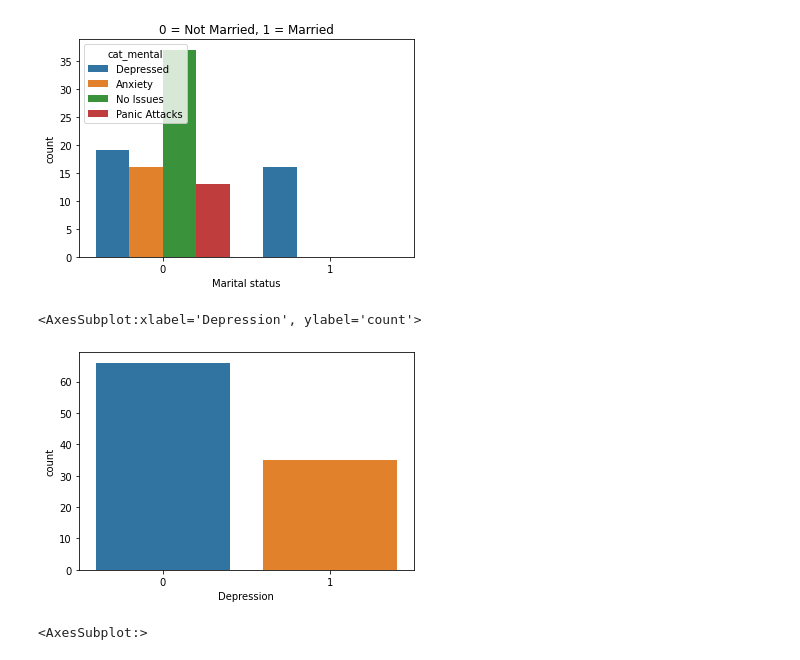
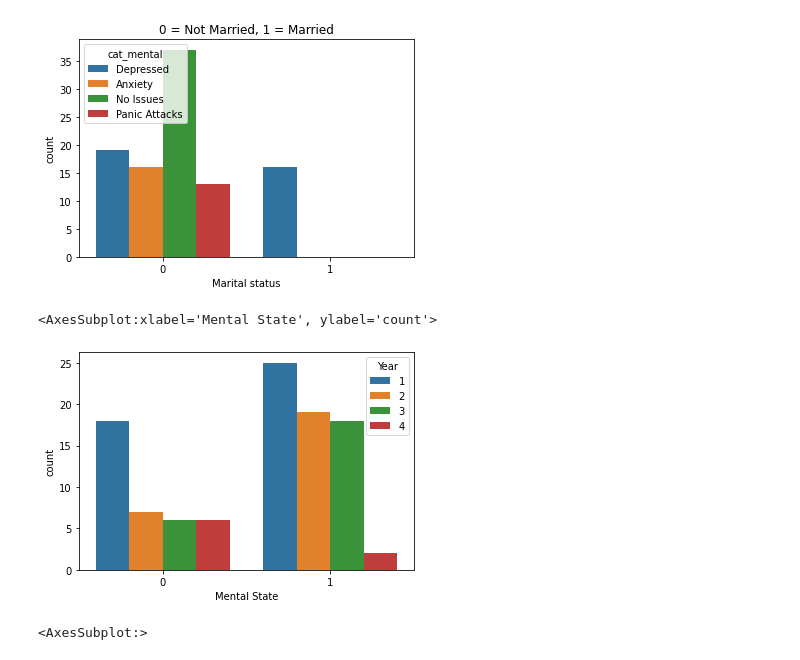
Before and after one commit to Dawood-Hamayun/student_mental_health_proj, a Jupyter notebook: EDA.ipynb, the cells around one changed output. Cells and saved outputs as stored; diff of their text form; code cells hidden in the pictures.

```diff
--- a/EDA.ipynb
+++ b/EDA.ipynb
@@ -106,10 +106,10 @@ sns.countplot(x='Marital status', hue = 'cat_mental',data = df).set(title = '0 =
 [Text(0.5, 1.0, '0 = Not Married, 1 = Married')]
 [figure]
 # %%
-sns.countplot(x='Depression', data = df)
+sns.countplot(x='Mental State', hue = 'Year', data = df)
 # %% [output]
-<AxesSubplot:xlabel='Depression', ylabel='count'>
+<AxesSubplot:xlabel='Mental State', ylabel='count'>
-[figure, old version]
+[figure, new version]
 # %%
 f, ax = plt.subplots(figsize=(12, 9))
 cmap = sns.diverging_palette(220, 10, as_cmap=True)
```
Also changed, not shown: parts of 3 cells of this notebook, 2 other files.
